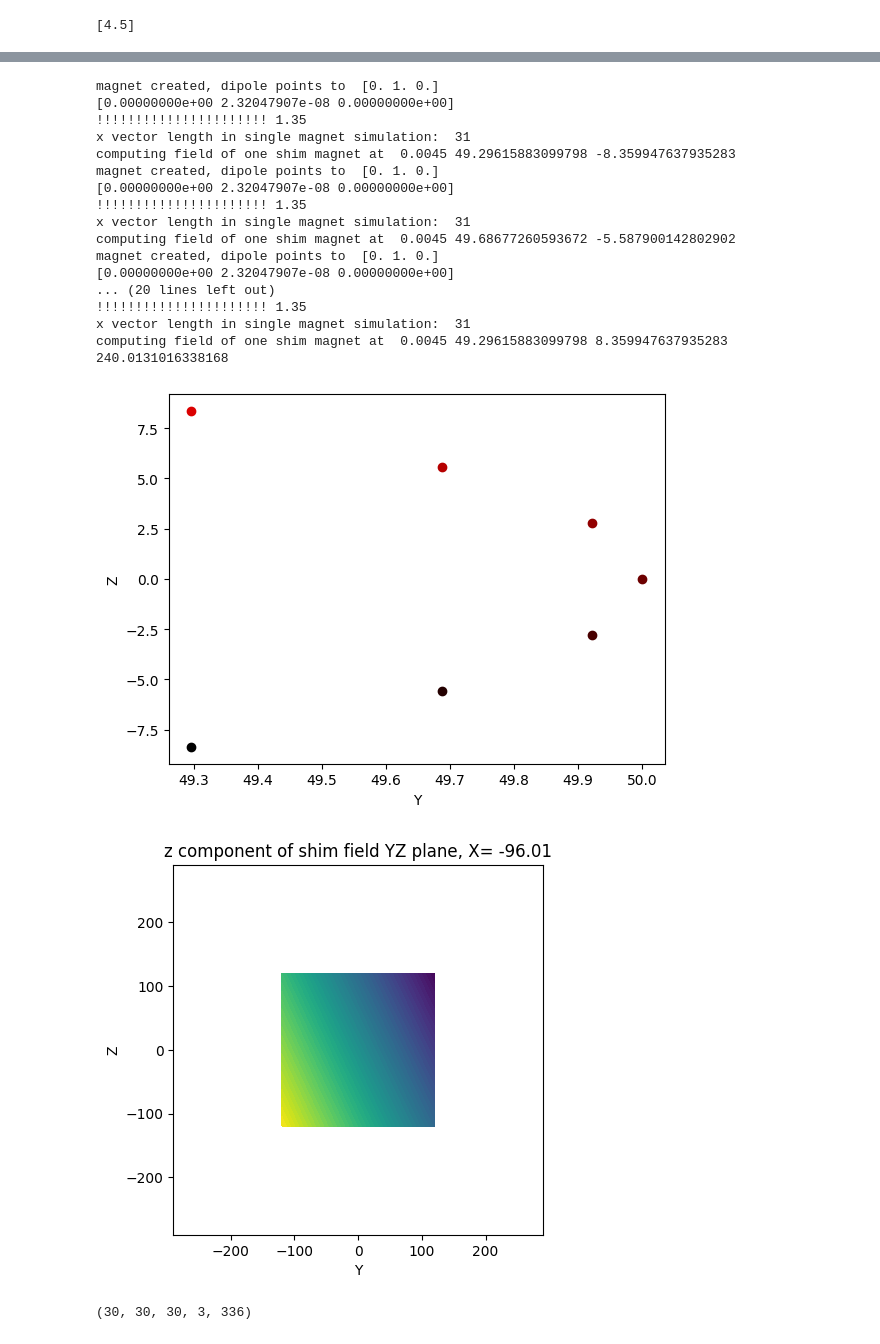
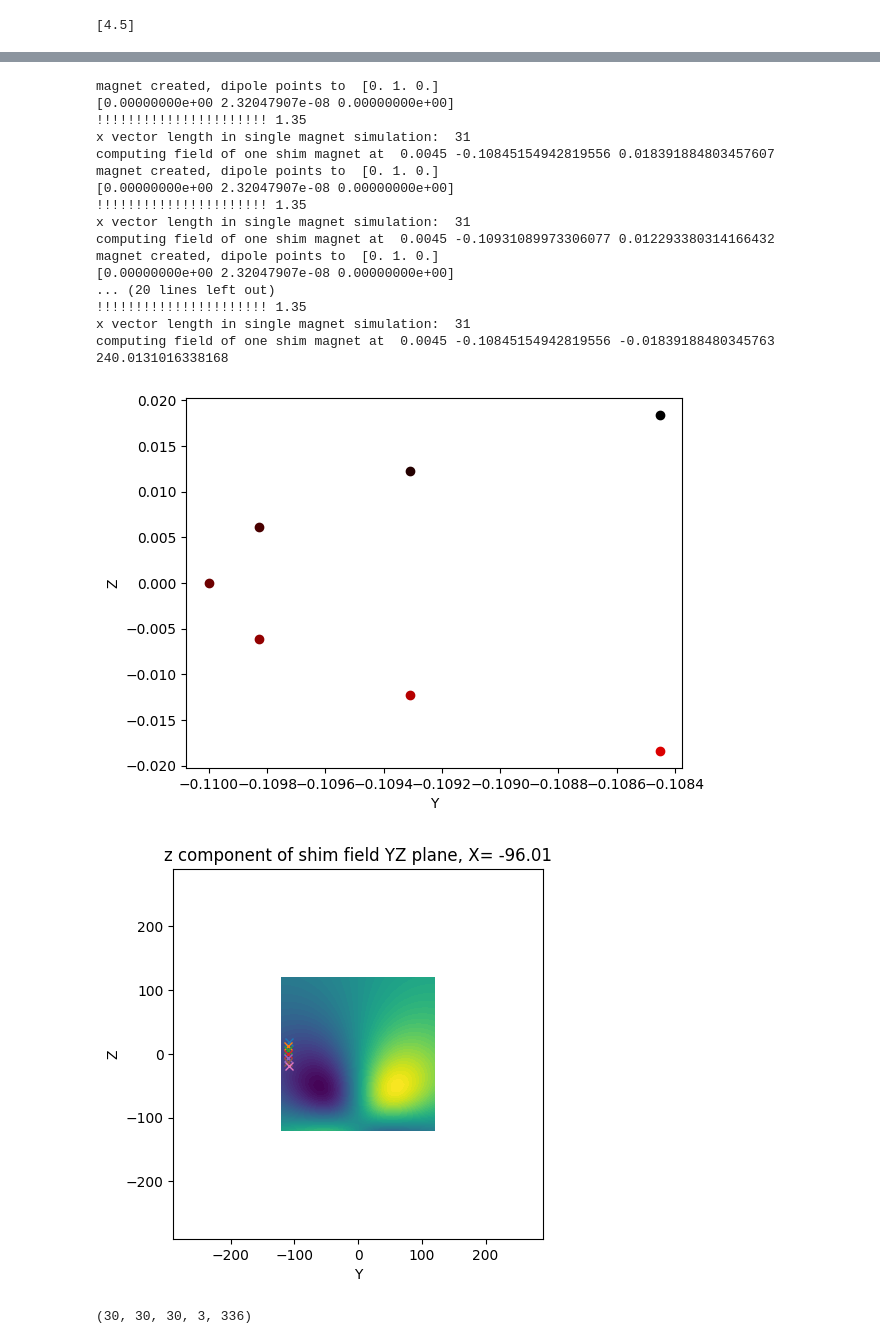
Before and after one commit to rst030/cosi-measure, a Jupyter notebook: Software/COSI2/one_shim_insert_effect_240808.ipynb, the cells around one changed output, grey strips where cells are left out. Drawn from its saved outputs; the diff is of its cells as text; code cells hidden in the pictures.

```diff
--- a/Software/COSI2/one_shim_insert_effect_240808.ipynb
+++ b/Software/COSI2/one_shim_insert_effect_240808.ipynb
@@ -87,7 +87,7 @@ def ringposFromTrayNr(trays_ocp):
     return coordinates
 
 
-shimRadius          = 50#! TEMP 276*1e-3#276*1e-3 <- was set by Tom!      # radius on which the shim magnets are placed
+shimRadius          = 110e-3#! TEMP 276*1e-3#276*1e-3 <- was set by Tom!      # radius on which the shim magnets are placed
 
 # we insert a magnet into ring 2 insert 6
 trays_occupied = [1] #<- ring 2(insert 1) only [-7,-5,1,14]# 9mm best #[-18,-5,1,12] <- 27mm best  [-7,-5,1,14] 997
@@ -114,7 +114,7 @@ for ringPosition in ringPositions:
         for magAngle in magAngles:
             position = [ringPosition,shimRadius*np.cos((segmentAngle+magAngle)*np.pi/180), shimRadius*np.sin((segmentAngle+magAngle)*np.pi/180)]
             # ONLY INSERT 6, max y, min(|z|)
-            if (segmentAngle > -360/12*0.5) and (segmentAngle < 360/12*0.5):
+            if (segmentAngle > 360/12*5.5) and (segmentAngle < 360/12*6.5):
                 positions.append(position)
 
         # check if rings are in the right plane
@@ -192,20 +192,20 @@ magnet created, dipole points to  [0. 1. 0.]
 [0.00000000e+00 2.32047907e-08 0.00000000e+00]
 !!!!!!!!!!!!!!!!!!!!!! 1.35
 x vector length in single magnet simulation:  31
-computing field of one shim magnet at  0.0045 49.29615883099798 -8.359947637935283
+computing field of one shim magnet at  0.0045 -0.10845154942819556 0.018391884803457607
 magnet created, dipole points to  [0. 1. 0.]
 [0.00000000e+00 2.32047907e-08 0.00000000e+00]
 !!!!!!!!!!!!!!!!!!!!!! 1.35
 x vector length in single magnet simulation:  31
-computing field of one shim magnet at  0.0045 49.68677260593672 -5.587900142802902
+computing field of one shim magnet at  0.0045 -0.10931089973306077 0.012293380314166432
 magnet created, dipole points to  [0. 1. 0.]
 [0.00000000e+00 2.32047907e-08 0.00000000e+00]
 ... (20 lines left out)
 !!!!!!!!!!!!!!!!!!!!!! 1.35
 x vector length in single magnet simulation:  31
-computing field of one shim magnet at  0.0045 49.29615883099798 8.359947637935283
+computing field of one shim magnet at  0.0045 -0.10845154942819556 -0.01839188480345763
 240.0131016338168
-[figure, old version]
+[figure, new version]
 # %%
 # visualize the field of one magnet
 resolution = 1/resolution_of_sph_fit*1e3
@@ -215,43 +215,40 @@ Y = b0map.yDim_SPH_fine*1e0
 Z = b0map.zDim_SPH_fine*1e0
 
 ONEMAGNETFIELD = magnetFields[:,:,:,:,0]*0
-yzsliceindex = 3
-ax.contourf(y2d,z2d,ONEMAGNETFIELD[yzsliceindex,:,:,2],cmap='viridis',levels=64)#,vmin = -scale, vmax= scale)
-
 
 ax = plt.figure().add_subplot()
-for idx in range(0,3,1):
+for idx in range(0,7,1):
 
     position = positions[idx]
 
     x,y,z = coordinate_grid
     y2d, z2d = np.meshgrid(Y,Z,indexing='xy')
 
     ONEMAGNETFIELD += magnetFields[:,:,:,:,idx]#+magnetFields[:,:,:,:,idx+14]
 
+    ax.plot(position[1]*1000,position[2]*1000,'x')
 
-
-
-    ax.plot(position[1]*1000,position[2]*1000,'x')
 scale = 5e-0
+yzsliceindex = 3
+ax.contourf(y2d,z2d,ONEMAGNETFIELD[yzsliceindex,:,:,2],cmap='viridis',levels=64)#,vmin = -scale, vmax= scale)
 
 #ax.plot(min(Y),min(Z),'ko')
 #ax.plot(max(Y),max(Z),'ko')
 
 ax.set_xlabel('Y')
 ax.set_ylabel('Z')
 ax.set_xlim(-290,290)
 ax.set_ylim(-290,290)
 ax.set_aspect(1)
 
 ax.set_title('z component of shim field YZ plane, X= %.2f'%(X[yzsliceindex]))
 
 plt.savefig('./pics/R2_insert_6_fields.png',format="png")
 plt.savefig('./pics/R2_insert_6_fields.pdf',format="pdf")
 
 plt.show()
 # %% [output]
-[figure, old version]
+[figure, new version]
 # %%
 # mask the magnet fields
 # DSV = b0map.path.radius*2 # DEFINED ABOVE!
```
Also changed, not shown: parts of 1 cell of this notebook, 16 other files.
